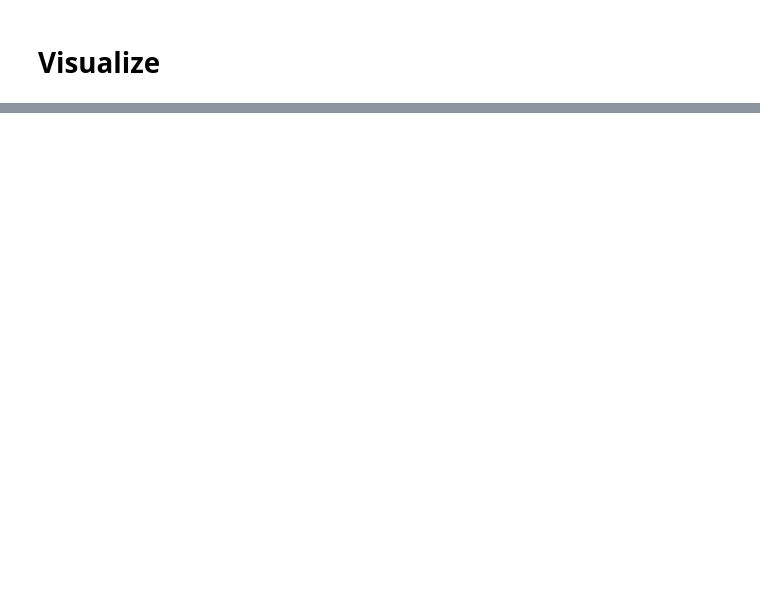
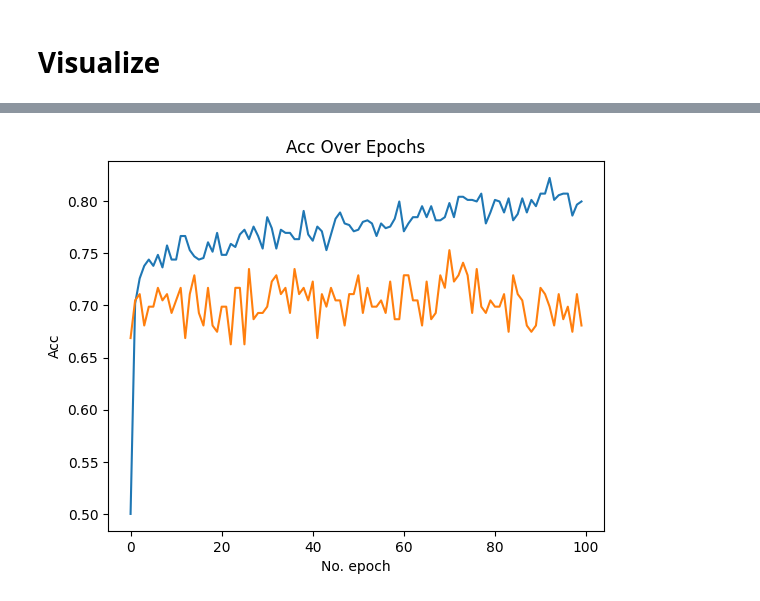
Before and after one commit to piluguji/Spotify-Playlist-Sorter, a Jupyter notebook: data_preprocess.ipynb, the cells around one changed output, grey strips where cells are left out. Saved outputs shown, nothing was run; the diff lists cells and outputs as text; code cells hidden in the pictures; blank space fills up the shorter version.

```diff
--- a/data_preprocess.ipynb
+++ b/data_preprocess.ipynb
@@ -221,0 +311,20 @@ x = StandardScaler().fit_transform(x) # normalizing the features
+# %%
+from sklearn.model_selection import train_test_split
+X_train, X_test, y_train, y_test = train_test_split(X, Y, test_size = 0.2, stratify=Y, random_state = 0)
+# %%
+from keras.layers import Dense
+from keras.models import Sequential
+from keras import regularizers
+from keras.layers import Dropout
+
+model = Sequential()
+model.add(Dense(256, input_dim=X.shape[1], activation='relu', kernel_regularizer=regularizers.l1(0.001)))  # Input layer with 64 units
+model.add(Dropout(0.3))
+model.add(Dense(256, activation='relu', kernel_regularizer=regularizers.l1(0.001)))  # Hidden layer with 32 units
+model.add(Dropout(0.3))
+model.add(Dense(Y.shape[1], activation='softmax'))  # Output layer with softmax activation
+
+# Compile the model
+model.compile(loss='categorical_crossentropy', optimizer='adam', metrics=['accuracy'])
+# %%
+hist = model.fit(X_train, y_train, validation_data=(X_test, y_test), epochs=100, batch_size=16)
@@ -221,0 +349,9 @@ x = StandardScaler().fit_transform(x) # normalizing the features
+# %%
+plt.plot(hist.history['accuracy'], label='Acc')
+plt.plot(hist.history['val_accuracy'], label='Val Acc')
+plt.title('Acc Over Epochs')
+plt.ylabel('Acc')
+plt.xlabel('No. epoch')
+plt.show()
+# %% [output]
+[figure, added]
```
Also changed, not shown: parts of 21 cells of this notebook.
